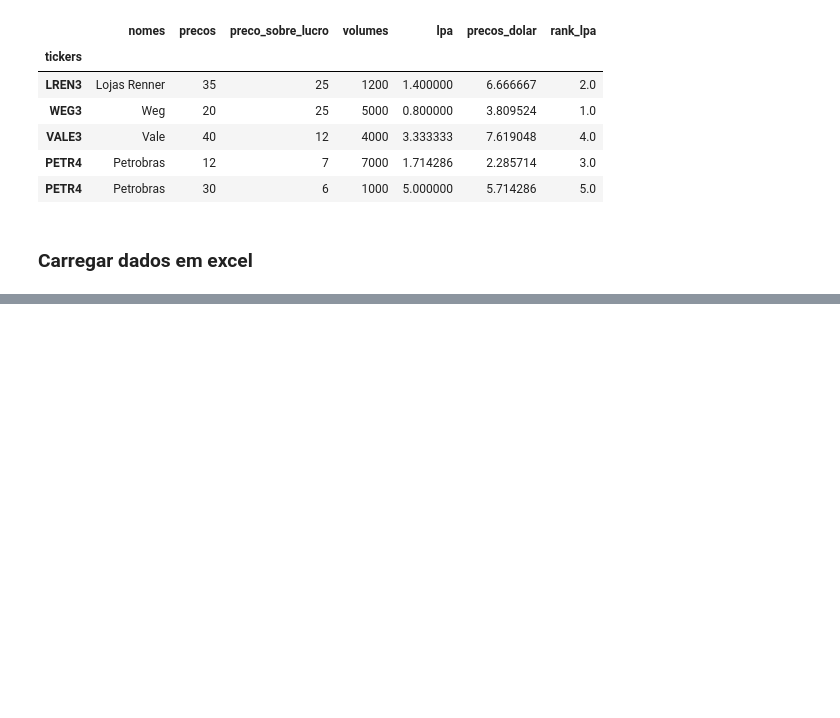
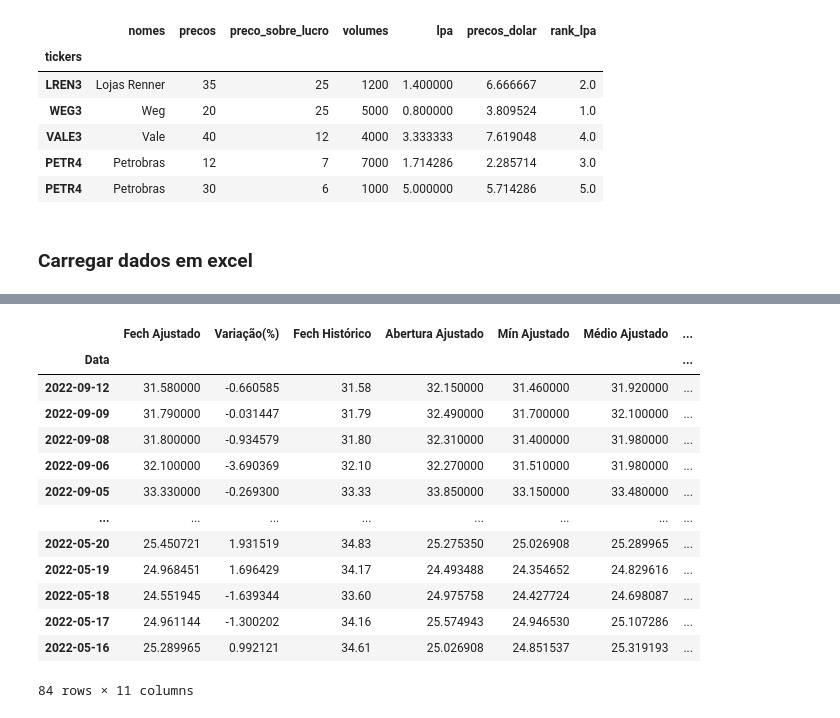
Before and after one commit to Jgonsan/Python, a Jupyter notebook: Pandas.ipynb, the cells around one changed output, grey strips where cells are left out. Cells and saved outputs as stored; diff of their text form; code cells hidden in the pictures; blank space fills up the shorter version.

```diff
--- a/Pandas.ipynb
+++ b/Pandas.ipynb
@@ -1151,0 +1223,22 @@ df_info_empresas
+# %%
+dados_petrobras = pd.read_excel('dados_petro.xlsx',
+                                skiprows=6,
+                                index_col='Data',
+                                na_values='nd')
+dados_petrobras
+dados_petrobras.dropna()
+# %% [output]
+|  | Fech Ajustado | Variação(%) | Fech Histórico | Abertura Ajustado | Mín Ajustado | Médio Ajustado | ... |
+| Data |  |  |  |  |  |  | ... |
+| 2022-09-12 | 31.580000 | -0.660585 | 31.58 | 32.150000 | 31.460000 | 31.920000 | ... |
+| 2022-09-09 | 31.790000 | -0.031447 | 31.79 | 32.490000 | 31.700000 | 32.100000 | ... |
+| 2022-09-08 | 31.800000 | -0.934579 | 31.80 | 32.310000 | 31.400000 | 31.980000 | ... |
+| 2022-09-06 | 32.100000 | -3.690369 | 32.10 | 32.270000 | 31.510000 | 31.980000 | ... |
+| 2022-09-05 | 33.330000 | -0.269300 | 33.33 | 33.850000 | 33.150000 | 33.480000 | ... |
+| ... | ... | ... | ... | ... | ... | ... | ... |
+| 2022-05-20 | 25.450721 | 1.931519 | 34.83 | 25.275350 | 25.026908 | 25.289965 | ... |
+| 2022-05-19 | 24.968451 | 1.696429 | 34.17 | 24.493488 | 24.354652 | 24.829616 | ... |
+| 2022-05-18 | 24.551945 | -1.639344 | 33.60 | 24.975758 | 24.427724 | 24.698087 | ... |
+| 2022-05-17 | 24.961144 | -1.300202 | 34.16 | 25.574943 | 24.946530 | 25.107286 | ... |
+| 2022-05-16 | 25.289965 | 0.992121 | 34.61 | 25.026908 | 24.851537 | 25.319193 | ... |
+84 rows × 11 columns
```
Also changed, not shown: parts of 10 cells of this notebook, 1 other file.
